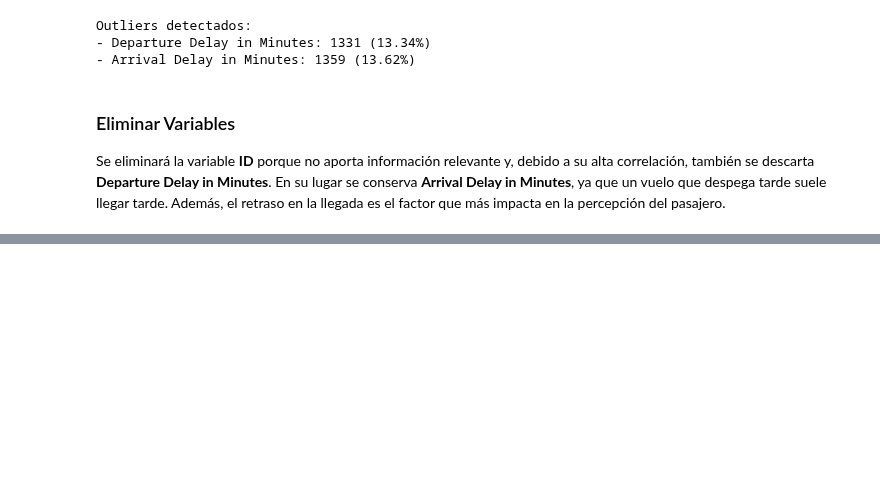
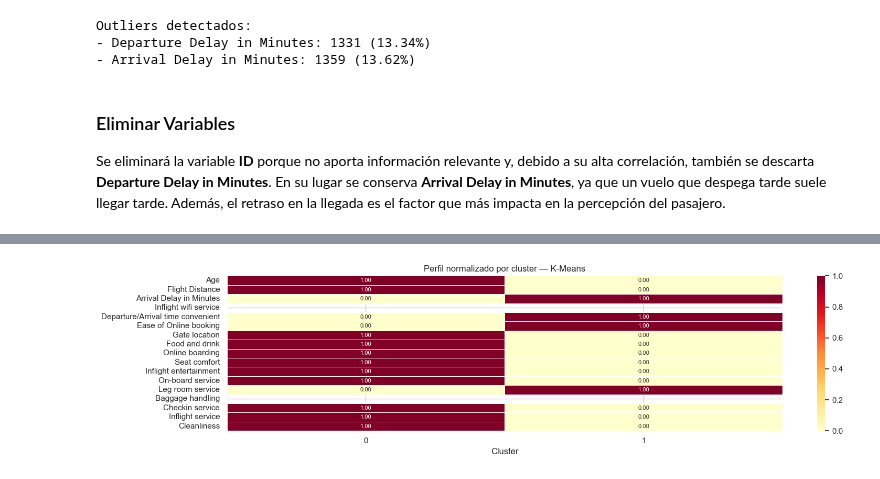
Before and after one commit to estefania-garcia/L4-Tarea-de-Agrupacion, a Jupyter notebook: Laboratorio 4.ipynb, the cells around one changed output, grey strips where cells are left out. Saved outputs shown, nothing was run; the diff lists cells and outputs as text; code cells hidden in the pictures; blank space fills up the shorter version.

```diff
--- a/Laboratorio 4.ipynb
+++ b/Laboratorio 4.ipynb
@@ -308,0 +368,24 @@ K óptimo según Silhouette: 2
+# %%
+K_MEANS_K = 2
+
+pipeline_kmeans = Pipeline(steps=[
+    ('prepro', preprocesador_K),
+    ('kmeans', KMeans(n_clusters = K_MEANS_K, random_state = RANDOM_STATE, n_init = 10, max_iter = 300))
+])
+
+pipeline_kmeans.fit(datos)
+labels_kmeans = pipeline_kmeans.named_steps['kmeans'].labels_
+X_scaled_km = pipeline_kmeans.named_steps['prepro'].transform(datos)
+
+sil_km = silhouette_score(X_scaled_km, labels_kmeans, sample_size = 3000, random_state = RANDOM_STATE)
+db_km = davies_bouldin_score(X_scaled_km, labels_kmeans)
+ch_km = calinski_harabasz_score(X_scaled_km, labels_kmeans)
+
+print(f'K-Means (k = {K_MEANS_K})')
+print(f'Silhouette Score: {sil_km:.4f} (mayor es mejor, rango [-1,1])')
+print(f'Davies-Bouldin Score: {db_km:.4f} (menor es mejor)')
+print(f'Calinski-Harabasz Score: {ch_km:.2f} (mayor es mejor)')
+print()
+unique_km, counts_km = np.unique(labels_kmeans, return_counts=True)
+for u, c in zip(unique_km, counts_km):
+    print(f'Cluster {u}: {c:,} pasajeros ({c/len(labels_kmeans)*100:.1f}%)')
@@ -308,0 +437,7 @@ K óptimo según Silhouette: 2
+# %%
+df_km = datos.copy()
+df_km['cluster'] = labels_kmeans
+
+perfil_km = df_km.groupby('cluster')[cols_numericas].mean().round(2)
+print('Perfil promedio por cluster (variables numéricas):')
+perfil_km
@@ -308,0 +450,12 @@ K óptimo según Silhouette: 2
+# %%
+perfil_km_norm = (perfil_km - perfil_km.min()) / (perfil_km.max() - perfil_km.min())
+
+plt.figure(figsize=(16, 4))
+sns.heatmap(perfil_km_norm.T, annot=True, fmt='.2f', cmap='YlOrRd',
+            linewidths=0.5, annot_kws={'size': 8})
+plt.title('Perfil normalizado por cluster — K-Means', fontsize=12)
+plt.xlabel('Cluster')
+plt.tight_layout()
+plt.show()
+# %% [output]
+[figure, added]
```
Also changed, not shown: parts of 43 cells of this notebook.
